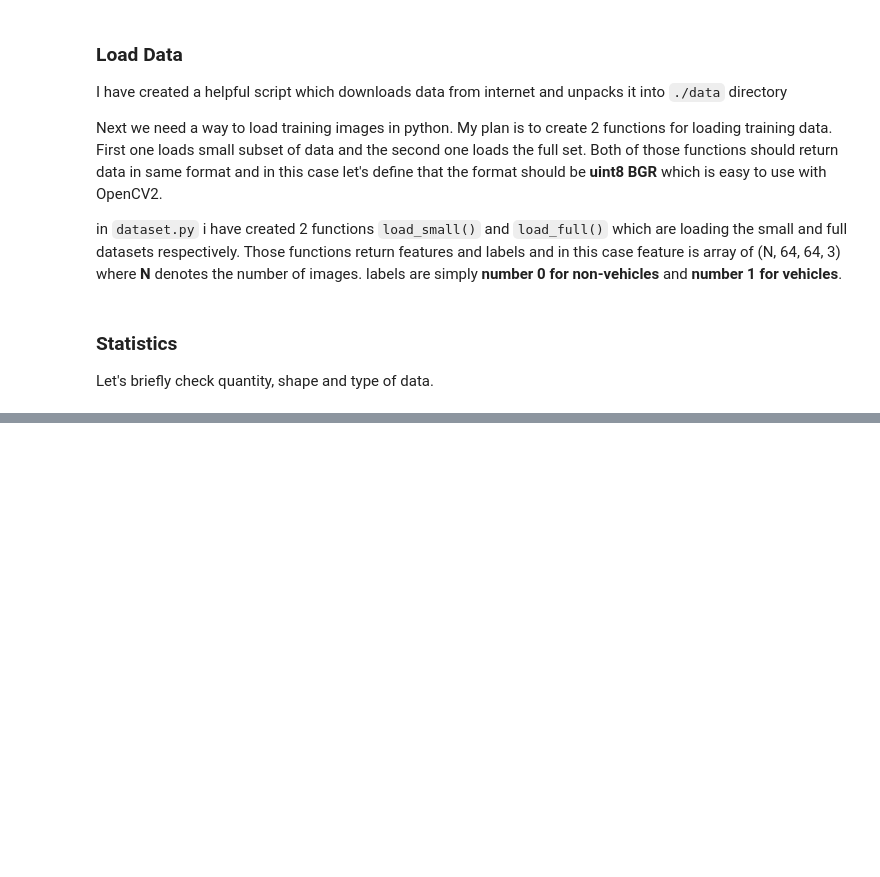
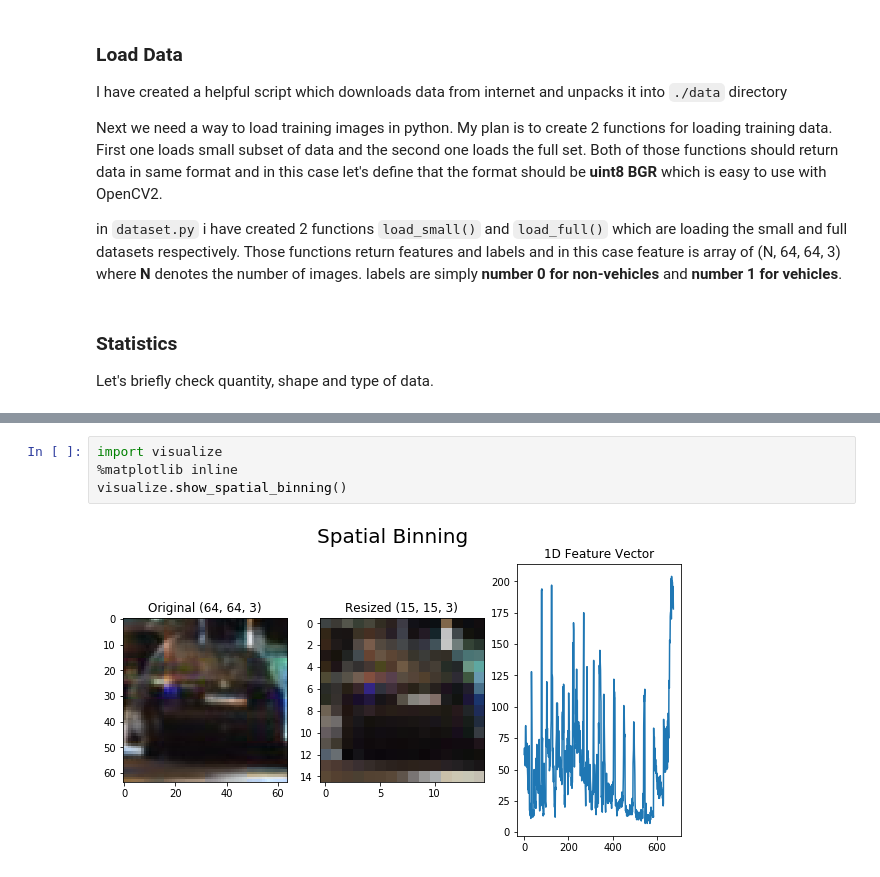
Before and after one commit to llahti/CarND-Vehicle-Detection, a Jupyter notebook: report.ipynb, the cells around one changed output, grey strips where cells are left out. Saved outputs shown, nothing was run; the diff lists cells and outputs as text; blank space fills up the shorter version.

```diff
--- a/report.ipynb
+++ b/report.ipynb
@@ -111,0 +169,6 @@ scaled_X = X_scaler.transform(features)
+# %%
+import visualize
+%matplotlib inline
+visualize.show_spatial_binning()
+# %% [output]
+[figure, added]
```
Also changed, not shown: parts of 12 cells of this notebook.
